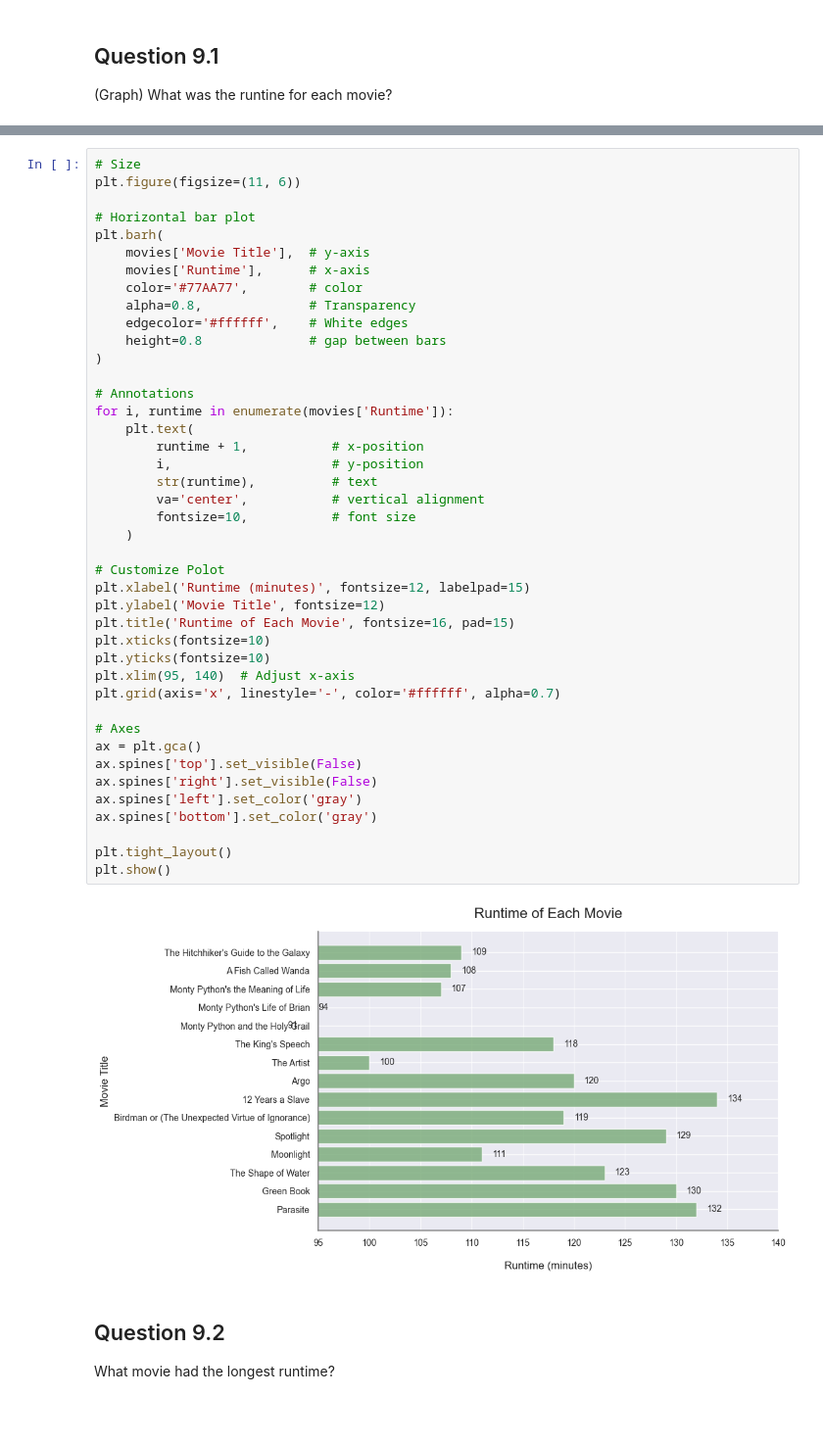
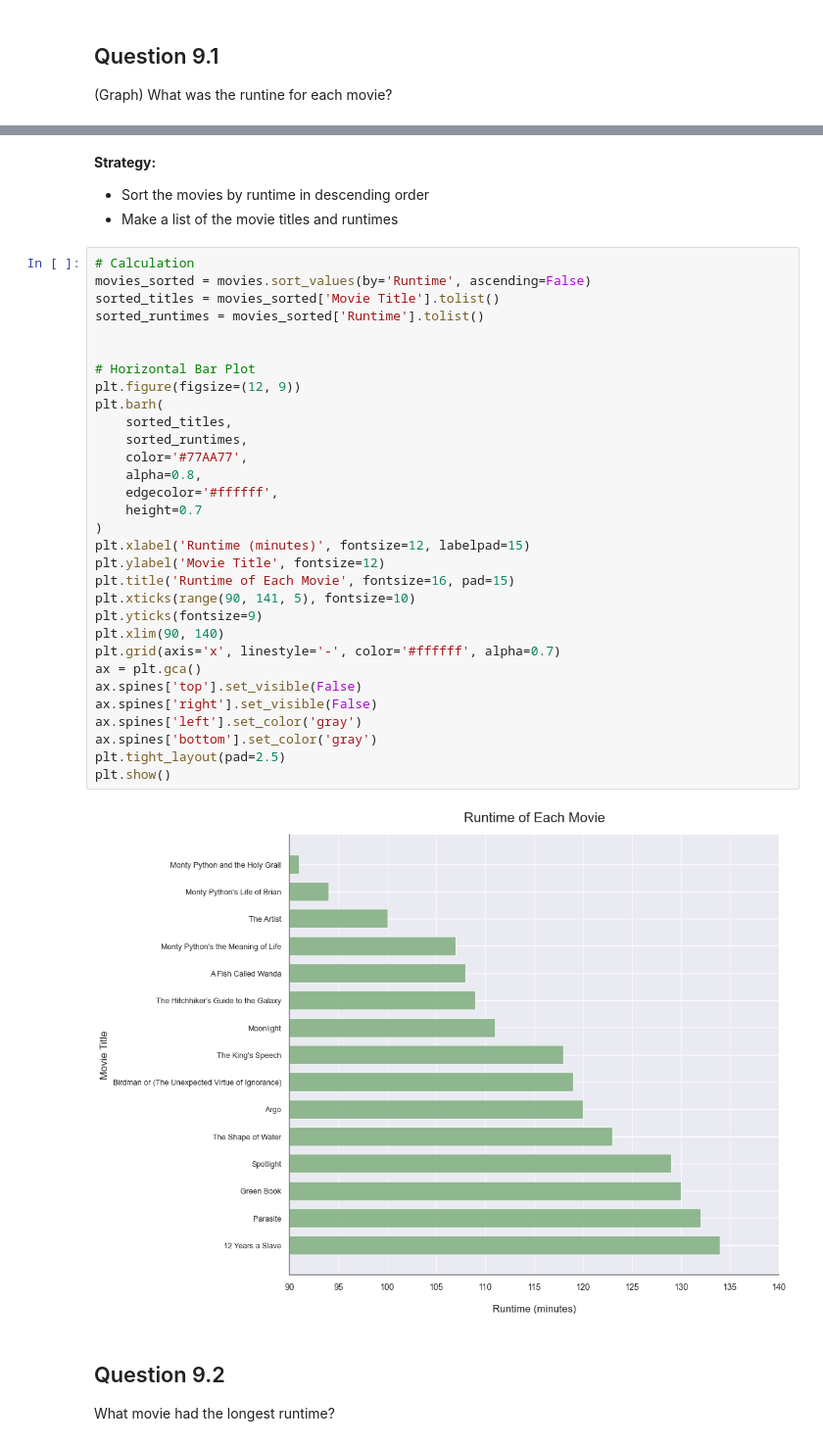
Before and after one commit to dtoshm/data_project_eight, a Jupyter notebook: movie_analysis.ipynb, the cells around one changed output, grey strips where cells are left out. Shown: that part at 98% size. Drawn from its saved outputs; the diff is of its cells as text; blank space fills up the shorter version.

```diff
--- a/movie_analysis.ipynb
+++ b/movie_analysis.ipynb
@@ -52,47 +38,40 @@ Name: Award Wins, dtype: int64
+# %% [markdown]
+**Strategy:**
+- Sort the movies by runtime in descending order
+- Make a list of the movie titles and runtimes
 # %%
-# Size
-plt.figure(figsize=(11, 6))
+# Calculation
+movies_sorted = movies.sort_values(by='Runtime', ascending=False)
+sorted_titles = movies_sorted['Movie Title'].tolist()
+sorted_runtimes = movies_sorted['Runtime'].tolist()
 
-# Horizontal bar plot
+
+# Horizontal Bar Plot
+plt.figure(figsize=(12, 9))
 plt.barh(
-    movies['Movie Title'],  # y-axis
-    movies['Runtime'],      # x-axis
-    color='#77AA77',        # color
-    alpha=0.8,              # Transparency
-    edgecolor='#ffffff',    # White edges
-    height=0.8              # gap between bars
+    sorted_titles,
+    sorted_runtimes,
+    color='#77AA77',
+    alpha=0.8,
+    edgecolor='#ffffff',
+    height=0.7
 )
-
-# Annotations
-for i, runtime in enumerate(movies['Runtime']):
-    plt.text(
-        runtime + 1,           # x-position
-        i,                     # y-position
-        str(runtime),          # text
-        va='center',           # vertical alignment
-        fontsize=10,           # font size
-    )
-
-# Customize Polot
 plt.xlabel('Runtime (minutes)', fontsize=12, labelpad=15)
 plt.ylabel('Movie Title', fontsize=12)
 plt.title('Runtime of Each Movie', fontsize=16, pad=15)
-plt.xticks(fontsize=10)
-plt.yticks(fontsize=10)
-plt.xlim(95, 140)  # Adjust x-axis
+plt.xticks(range(90, 141, 5), fontsize=10)
+plt.yticks(fontsize=9)
+plt.xlim(90, 140)
 plt.grid(axis='x', linestyle='-', color='#ffffff', alpha=0.7)
-
-# Axes
 ax = plt.gca()
 ax.spines['top'].set_visible(False)
 ax.spines['right'].set_visible(False)
 ax.spines['left'].set_color('gray')
 ax.spines['bottom'].set_color('gray')
-
-plt.tight_layout()
+plt.tight_layout(pad=2.5)
 plt.show()
 # %% [output]
-[figure, old version]
+[figure, new version]
 # %% [markdown]
 ## Question 9.2
 What movie had the longest runtime?
```
Also changed, not shown: parts of 4 cells of this notebook.
